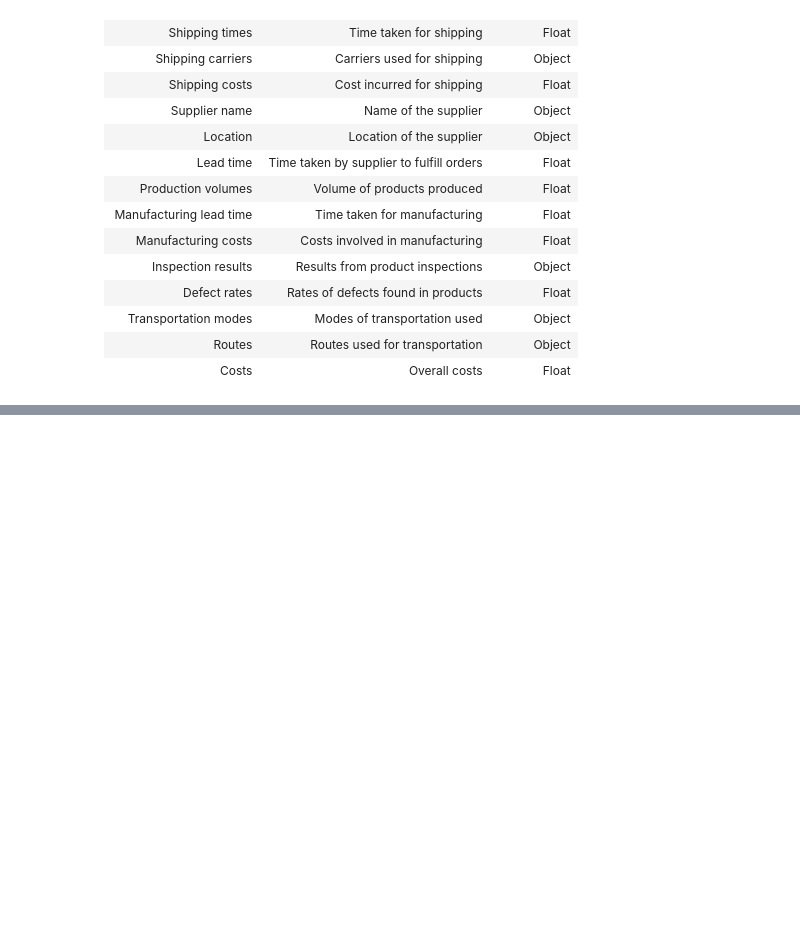
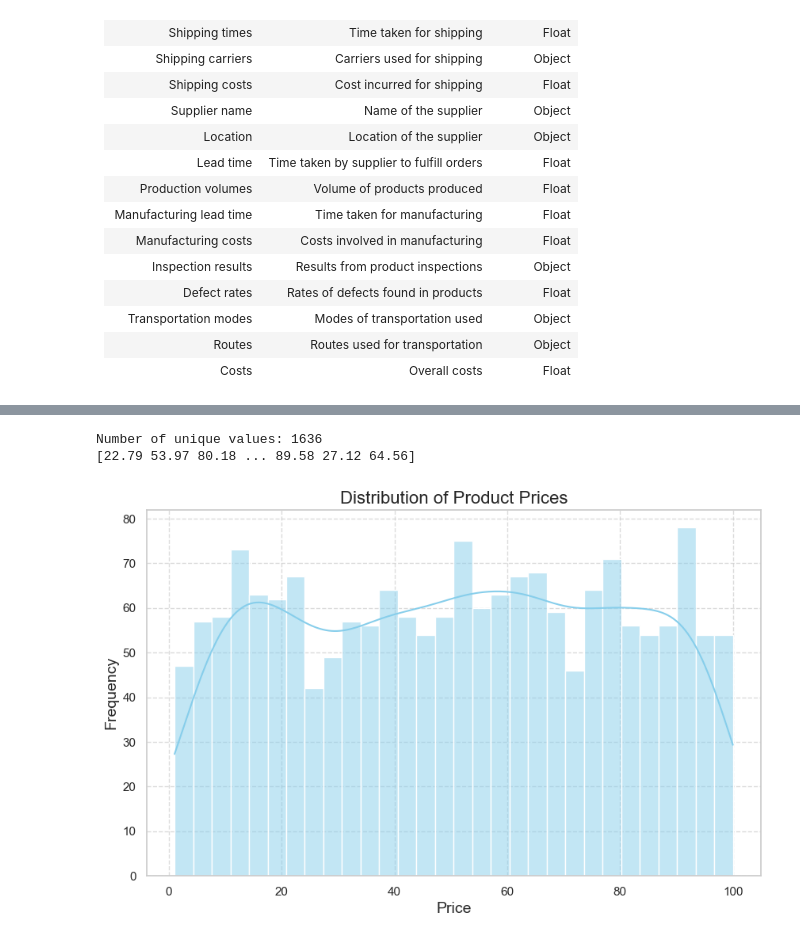
Before and after one commit to ayozmi/ai-logistics, a Jupyter notebook: notebooks/PricePredictor/3_EDA.ipynb, the cells around one changed output, grey strips where cells are left out. Saved outputs shown, nothing was run; the diff lists cells and outputs as text; code cells hidden in the pictures; blank space fills up the shorter version.

```diff
--- a/notebooks/PricePredictor/3_EDA.ipynb
+++ b/notebooks/PricePredictor/3_EDA.ipynb
@@ -86,3 +91,5 @@ supply_chain_df_cleaned.describe()
 | Transportation modes       | Modes of transportation used                       | Object           |
 | Routes                     | Routes used for transportation                     | Object           |
 | Costs                      | Overall costs                                      | Float            |
+# %%
+eda = supply_chain_df_cleaned.copy()
@@ -88,0 +139,23 @@ supply_chain_df_cleaned.describe()
+# %%
+print(f'Number of unique values: {len(eda["price"].unique())}')
+print(eda["price"].unique())
+# %% [output]
+Number of unique values: 1636
+[22.79 53.97 80.18 ... 89.58 27.12 64.56]
+# %%
+# Plotting the histogram
+plt.figure(figsize=(10, 6))
+sns.histplot(eda['price'], bins=30, kde=True, color='skyblue')
+
+# Adding title and labels
+plt.title('Distribution of Product Prices', fontsize=16)
+plt.xlabel('Price', fontsize=14)
+plt.ylabel('Frequency', fontsize=14)
+
+# Adding grid for better readability
+plt.grid(True, linestyle='--', alpha=0.7)
+
+# Show plot
+plt.show()
+# %% [output]
+[figure, added]
```
Also changed, not shown: parts of 131 cells of this notebook, 5 other files.
